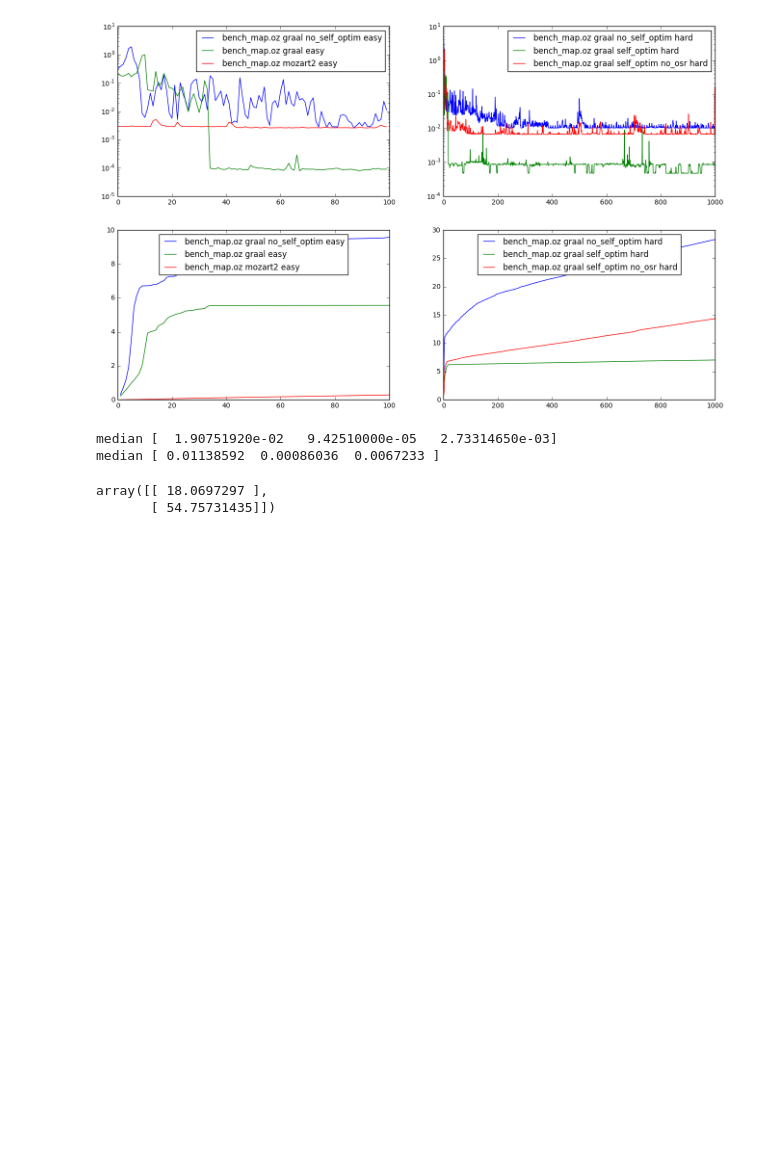
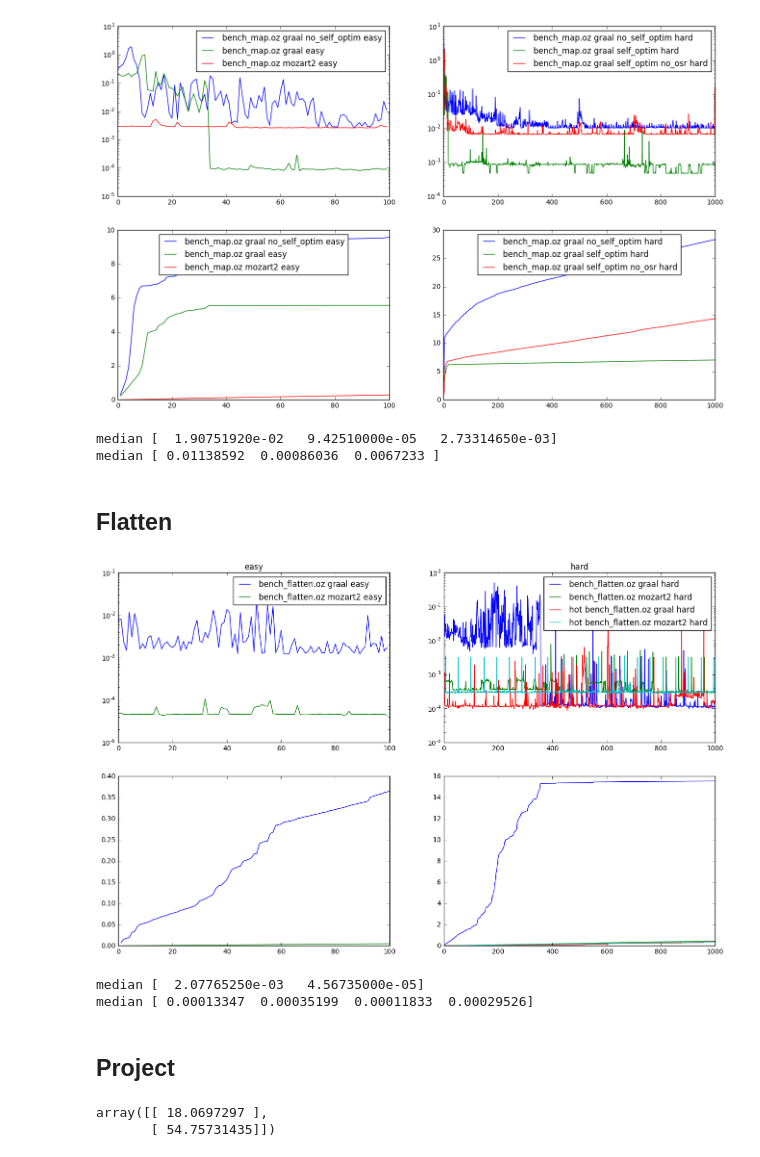
Before and after one commit to mistasse/mozart-graal-benchmarking, a Jupyter notebook: notebook.ipynb, the cells around one changed output. Drawn from its saved outputs; the diff is of its cells as text; code cells hidden in the pictures; blank space fills up the shorter version.

Commit message:
Add flatten benchmark, put loading API in another file, add merging of subseries

```diff
--- a/notebook.ipynb
+++ b/notebook.ipynb
@@ -51,13 +19,0 @@ def to_mat(dic, label, sections=None):
-# %%
-class Serie:
-    def __init__(self, serie):
-        self.serie = extract(get_log(serie))
-
-    def get(self, label, sections=None, *, scale=1e-9):
-        mat, sections = to_mat(self.serie, label, sections)
-        return SubSerie(self, mat*scale, sections)
-
-    def __getitem__(self, label):
-        if isinstance(label, tuple):
-            return tuple(self.get(l) for l in label)
-        return self.get(label)
@@ -157,6 +64,30 @@ print("median", map_hard.agg(np.median))
 [figure]
 median [  1.90751920e-02   9.42510000e-05   2.73314650e-03]
 median [ 0.01138592  0.00086036  0.0067233 ]
+# %% [markdown]
+## Flatten
+# %%
+medium()
+
+flatten_easy, flatten_hard = Serie("flatten")["easy", ("hard", "hard_hot")]
+
+flatten_hard = merge(flatten_hard, ["{}", "hot {}"])
+
+flatten_easy.sub(221, title="easy").plot()
+flatten_easy.sub(223).prog(legend=None)
+
+flatten_hard.sub(222, title="hard").plot(legend=0)
+flatten_hard.sub(224).prog(legend=None)
+plt.show()
+
+print("median", flatten_easy.agg(np.median))
+print("median", flatten_hard.agg(np.median))
+# %% [output]
+[figure, added]
+median [  2.07765250e-03   4.56735000e-05]
+median [ 0.00013347  0.00035199  0.00011833  0.00029526]
+# %% [markdown]
+## Project
 # %%
 Serie("project")[""].mat
 # %% [output]
```
Also changed, not shown: parts of 6 cells of this notebook, 3 other files.
